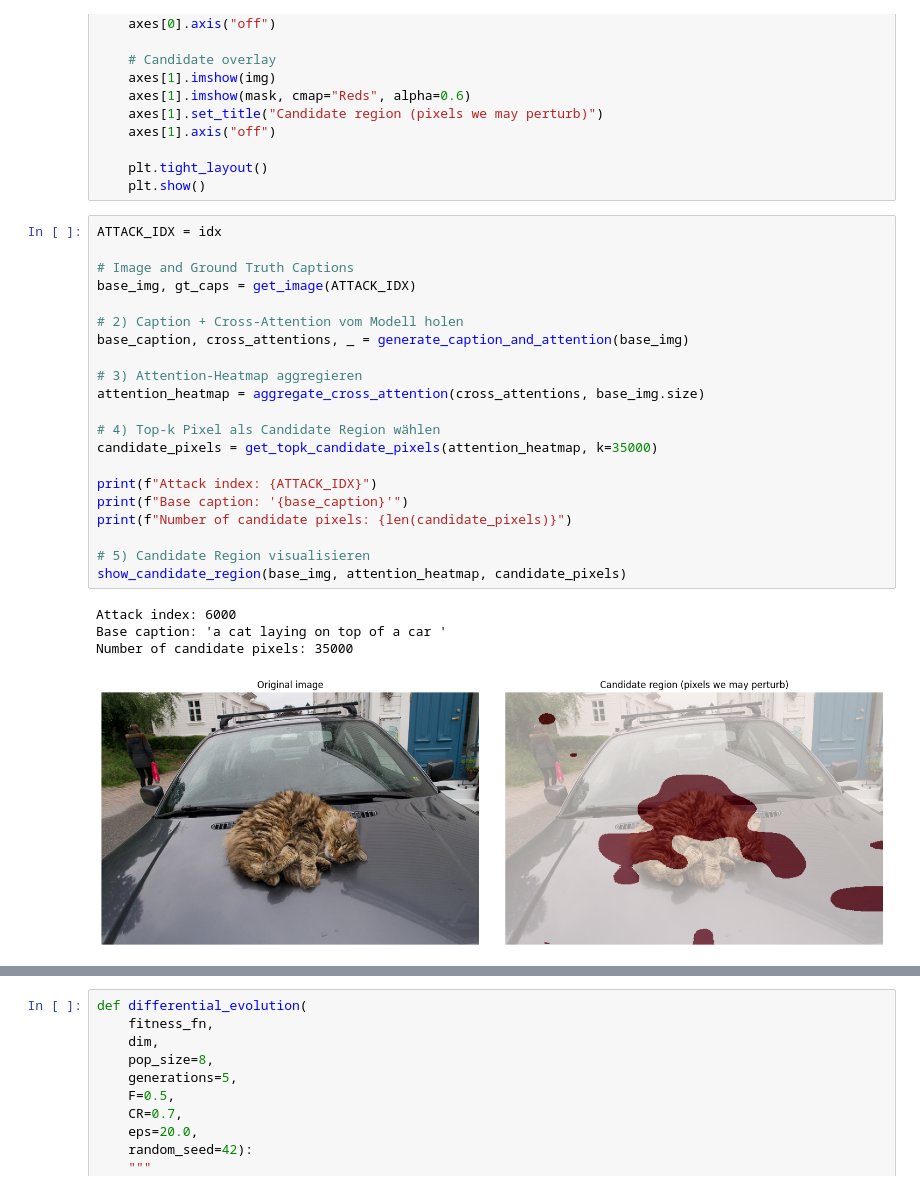
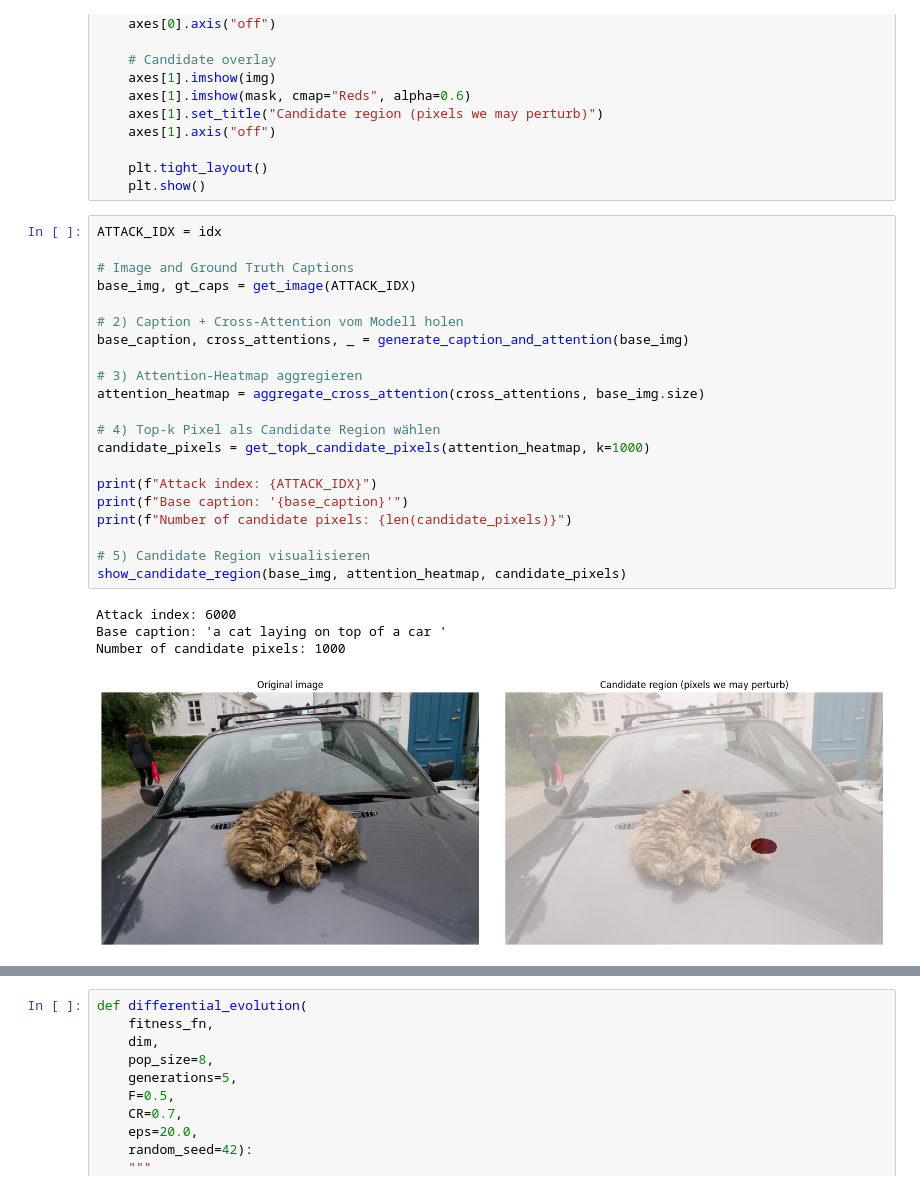
Before and after one commit to seue24/Advanced-Machine-Learning-for-Natural-Language-Processing, a Jupyter notebook: Seb_Notebook.ipynb, the cells around one changed output, grey strips where cells are left out. Saved outputs shown, nothing was run; the diff lists cells and outputs as text.

```diff
--- a/Seb_Notebook.ipynb
+++ b/Seb_Notebook.ipynb
@@ -289,29 +289,29 @@ def show_candidate_region(img, attention_heatmap, candidate_pixels):
 # %%
 ATTACK_IDX = idx
 
 # Image and Ground Truth Captions
 base_img, gt_caps = get_image(ATTACK_IDX)
 
 # 2) Caption + Cross-Attention vom Modell holen
 base_caption, cross_attentions, _ = generate_caption_and_attention(base_img)
 
 # 3) Attention-Heatmap aggregieren
 attention_heatmap = aggregate_cross_attention(cross_attentions, base_img.size)
 
 # 4) Top-k Pixel als Candidate Region wählen
-candidate_pixels = get_topk_candidate_pixels(attention_heatmap, k=35000)
+candidate_pixels = get_topk_candidate_pixels(attention_heatmap, k=1000)
 
 print(f"Attack index: {ATTACK_IDX}")
 print(f"Base caption: '{base_caption}'")
 print(f"Number of candidate pixels: {len(candidate_pixels)}")
 
 # 5) Candidate Region visualisieren
 show_candidate_region(base_img, attention_heatmap, candidate_pixels)
 # %% [output]
 Attack index: 6000
 Base caption: 'a cat laying on top of a car '
-Number of candidate pixels: 35000
+Number of candidate pixels: 1000
-[figure, old version]
+[figure, new version]
 # %%
 def image_to_array(img):
     """Convert PIL image to uint8 numpy array of shape (H, W, 3)."""
```
Also changed, not shown: parts of 9 cells of this notebook, 1 other file.
